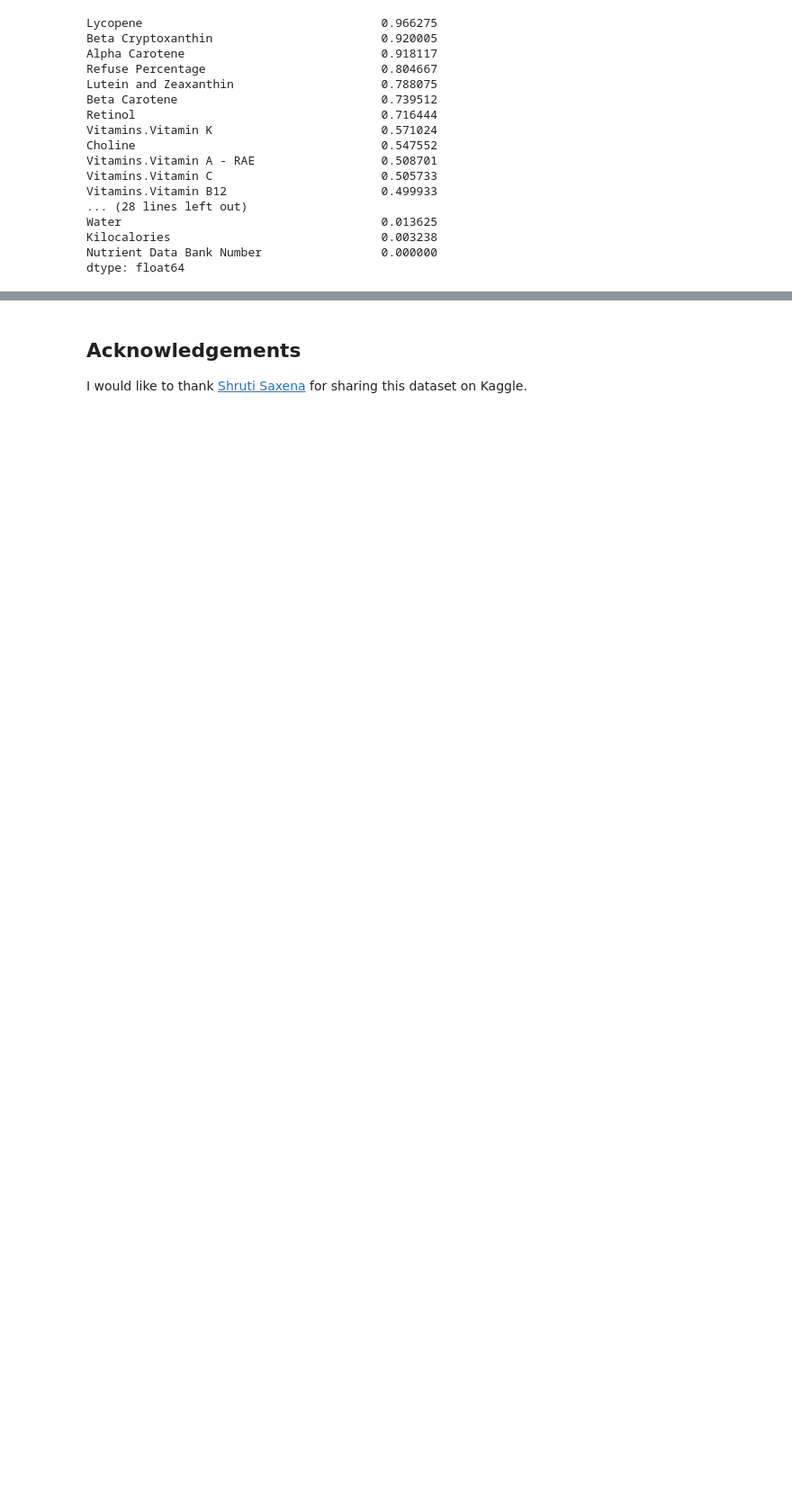
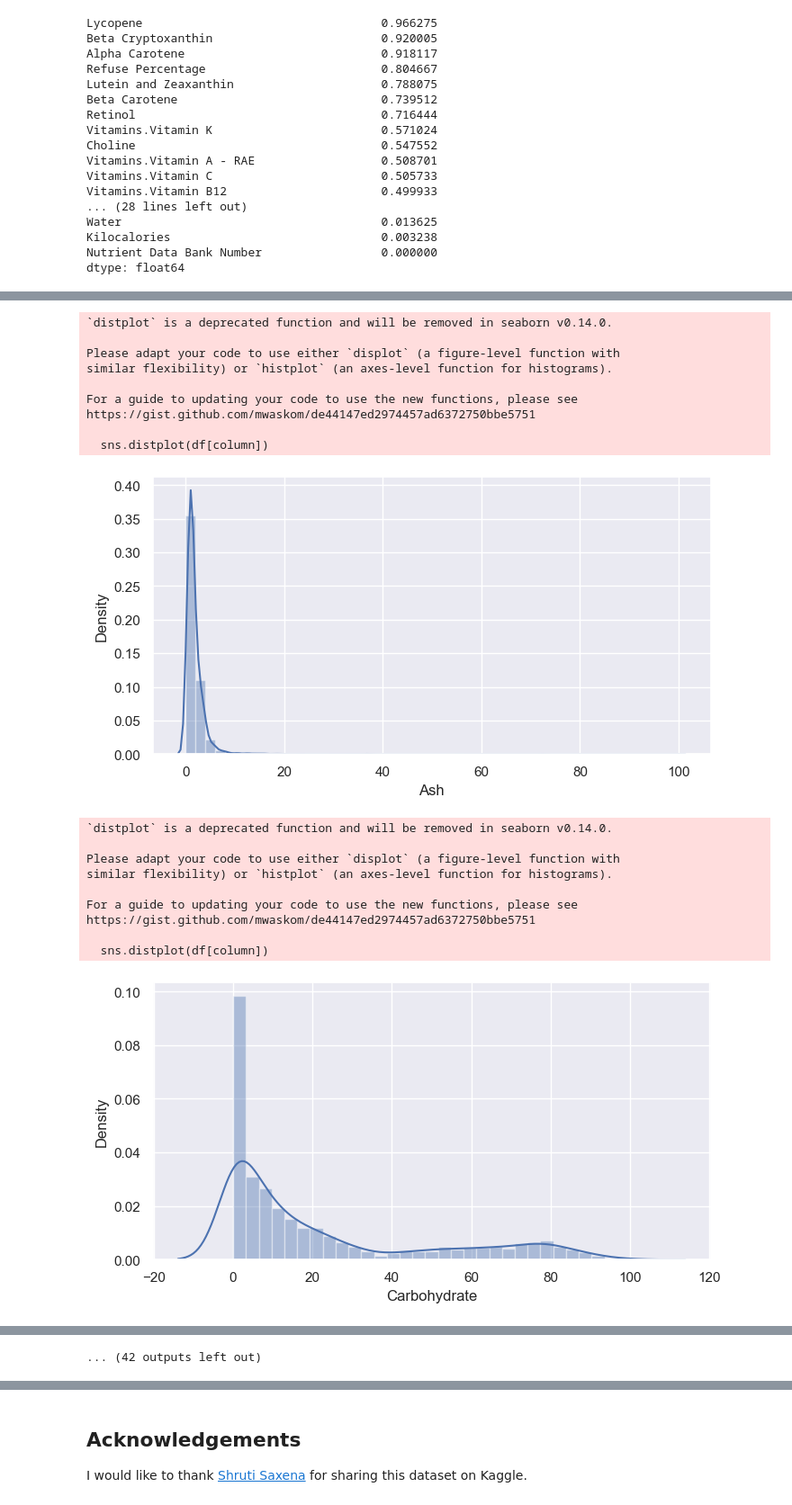
Before and after one commit to vishnuraosharma/exploratory-data-analysis, a Jupyter notebook: Nutrition /ML_Data_Cleaning_and_Feature_Selection_Food_Nutrition.ipynb, the cells around one changed output, grey strips where cells are left out. Shown at 90% size. Drawn from its saved outputs; the diff is of its cells as text; code cells hidden in the pictures; blank space fills up the shorter version.

Commit message:
feature selection 1

```diff
--- a/Nutrition /ML_Data_Cleaning_and_Feature_Selection_Food_Nutrition.ipynb
+++ b/Nutrition /ML_Data_Cleaning_and_Feature_Selection_Food_Nutrition.ipynb
@@ -138,7 +127,4 @@ Because we're dealing with a variety of foods, it makes sense that certain nutri
 # %%
-# Drop rows where *Household Weights.1st Household Weight* is 0
+# Drop rows where Household Weights.1st Household Weight is 0
 df = df[df['Household Weights.1st Household Weight'] != 0]
-
-# Drop rows where *Category* is 'no category'
-df = df[~df['Category'].str.contains('no category', case=False)]
 # %% [markdown]
@@ -159,4 +146,3 @@ Finally, let's limit the scope of our dataset to exclude information that gives
 # %%
 # Drop columns that are not relevant to our analysis
-df.drop(['Alpha Carotene', 'Beta Carotene', 'Beta Cryptoxanthin', 'Lycopene', 'Lutein and Zeaxanthin', 'Retinol', 'Riboflavin', 'Selenium', 'Thiamin', 'Choline', 'Manganese', 'Niacin', 'Pantothenic Acid'], axis=1, inplace=True)
-df.info()
+df.drop(['Alpha Carotene', 'Beta Carotene', 'Beta Cryptoxanthin', 'Lycopene', 'Lutein and Zeaxanthin', 'Retinol', 'Riboflavin', 'Selenium', 'Thiamin', 'Choline', 'Manganese', 'Niacin', 'Pantothenic Acid', 'Refuse Percentage'], axis=1, inplace=True)
@@ -211,0 +151,3 @@ for c in numeric_cols.columns[:]:
+# %%
+# Drop *Vitamin A - IU* because it is redundant with *Vitamin A - RAE*
+df.drop(['Vitamins.Vitamin A - IU'], axis=1, inplace=True)
@@ -211,0 +219,30 @@ for c in numeric_cols.columns[:]:
+# %%
+# Add the numeric columns excluding Nutrient Data Bank Number to a list
+numeric_cols = df.select_dtypes(include=['float64', 'int64']).drop(['Nutrient Data Bank Number'], axis=1)
+
+#create a histogram for each numeric column
+for column in numeric_cols.columns:
+    sns.set(rc={"figure.figsize": (8, 4)});
+    sns.distplot(df[column])
+    plt.show()
+# %% [output]
+`distplot` is a deprecated function and will be removed in seaborn v0.14.0.
+
+Please adapt your code to use either `displot` (a figure-level function with
+similar flexibility) or `histplot` (an axes-level function for histograms).
+
+For a guide to updating your code to use the new functions, please see
+https://gist.github.com/mwaskom/de44147ed2974457ad6372750bbe5751
+
+  sns.distplot(df[column])
+[figure, added]
+`distplot` is a deprecated function and will be removed in seaborn v0.14.0.
+
+Please adapt your code to use either `displot` (a figure-level function with
+similar flexibility) or `histplot` (an axes-level function for histograms).
+
+For a guide to updating your code to use the new functions, please see
+https://gist.github.com/mwaskom/de44147ed2974457ad6372750bbe5751
+
+  sns.distplot(df[column])
+[figure, added]
@@ -211,0 +289 @@ for c in numeric_cols.columns[:]:
+... (42 outputs left out)
```
Also changed, not shown: parts of 37 cells of this notebook.
